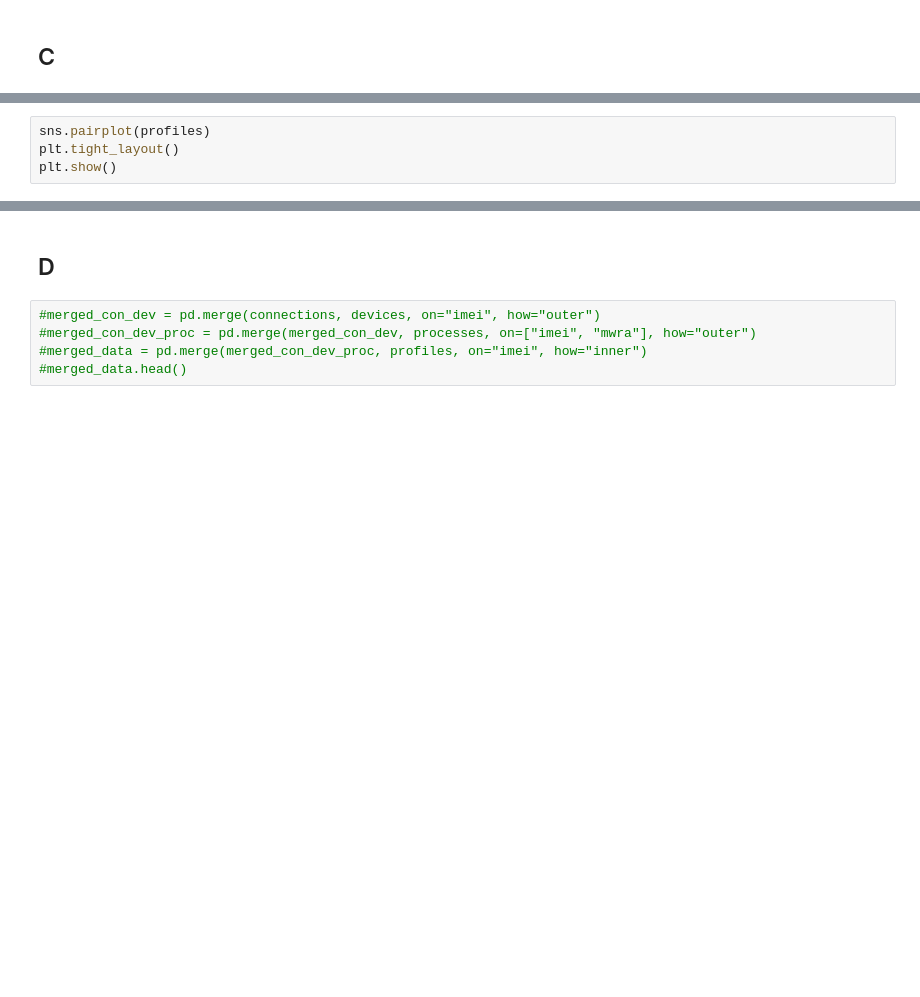
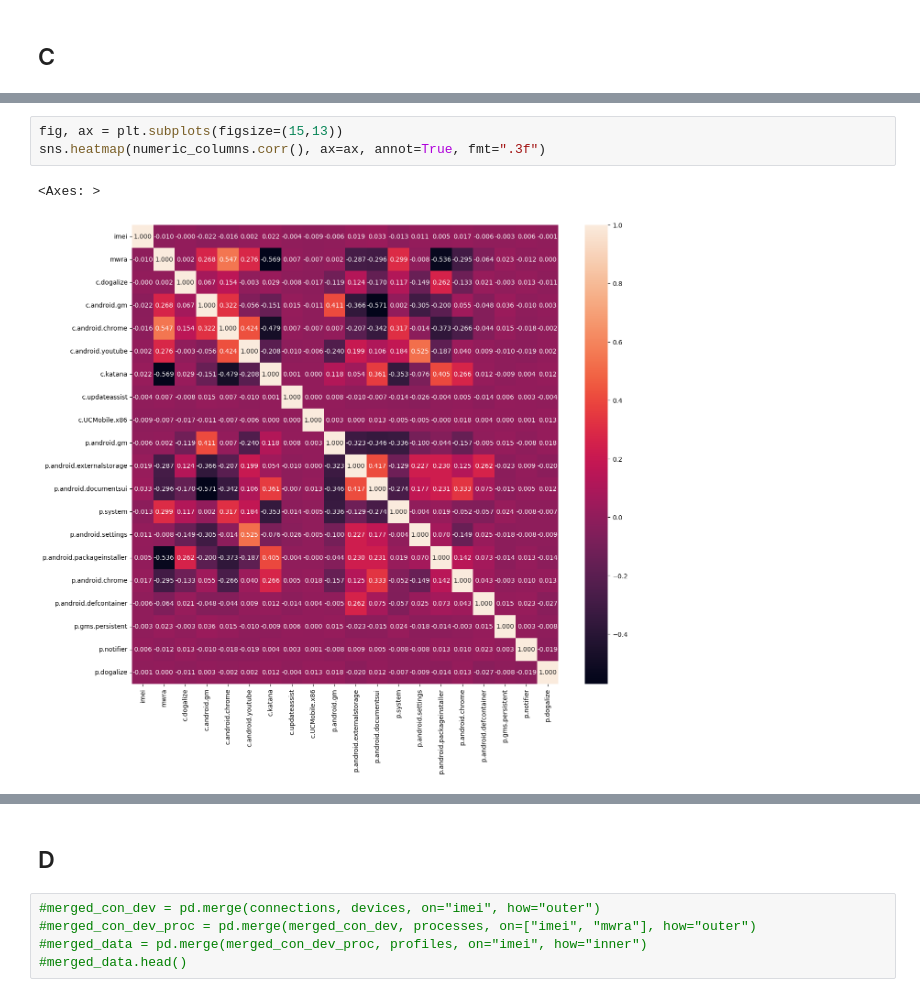
Before and after one commit to brenky7/IAU_projekt, a Jupyter notebook: projekt.ipynb, the cells around one changed output, grey strips where cells are left out. Cells and saved outputs as stored; diff of their text form; blank space fills up the shorter version.

```diff
--- a/projekt.ipynb
+++ b/projekt.ipynb
@@ -309,4 +622,6 @@ Skewness:    0.002 -> Fairly symmetrical, Kurtosis:   -0.006 -> Kurtosis is nega
 # %%
-sns.pairplot(profiles)
-plt.tight_layout()
-plt.show()
+fig, ax = plt.subplots(figsize=(15,13))
+sns.heatmap(numeric_columns.corr(), ax=ax, annot=True, fmt=".3f")
+# %% [output]
+<Axes: >
+[figure, added]
```
Also changed, not shown: parts of 46 cells of this notebook.
